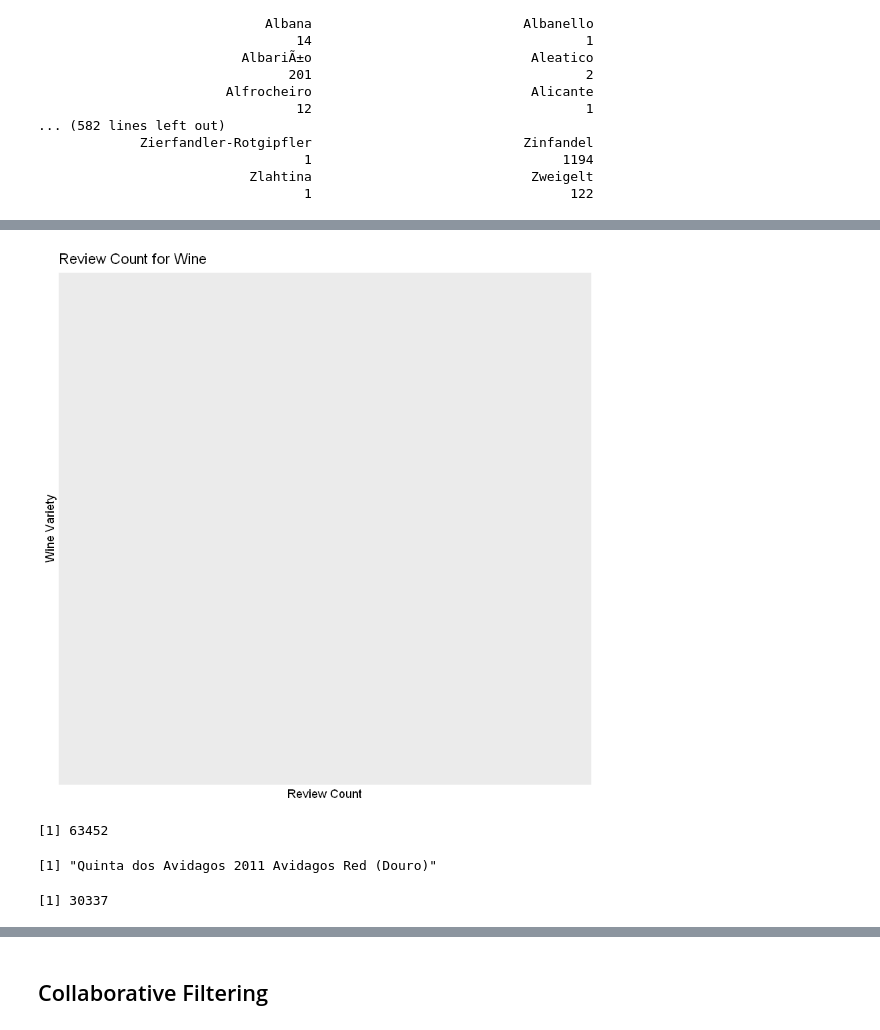
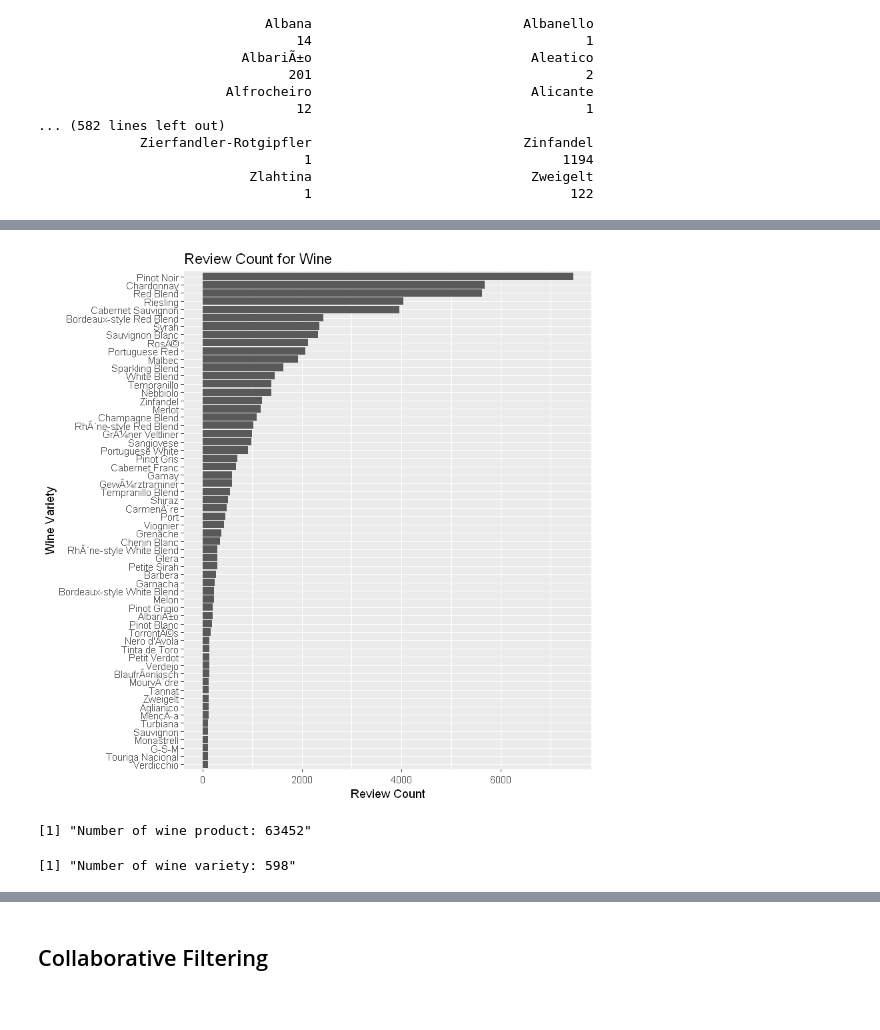
Before and after one commit to norvin2002/CARecSys, a Jupyter notebook: CF-NC.ipynb, the cells around one changed output, grey strips where cells are left out. Cells and saved outputs as stored; diff of their text form; code cells hidden in the pictures.

```diff
--- a/CF-NC.ipynb
+++ b/CF-NC.ipynb
@@ -233,27 +256,23 @@ wine_clean %>%
 # %%
-# review count for each wine designation
+# review count for each wine variety
 wine_clean %>%
-    group_by(title) %>%
+    group_by(variety) %>%
     summarize(rev_count = n()) %>%
     filter(rev_count > 100) %>%
     arrange(-rev_count) %>%
-    ggplot(aes(x = reorder(as.factor(title),rev_count), y = rev_count)) + geom_bar(stat = 'identity') + coord_flip() +
+    ggplot(aes(x = reorder(as.factor(variety),rev_count), y = rev_count)) + geom_bar(stat = 'identity') + coord_flip() +
     labs(x = 'Wine Variety',
          y = 'Review Count',
          title = "Review Count for Wine")
 # %% [output]
-[figure, old version]
+[figure, new version]
 # %%
 # number of unique product
-length(unique(wine_clean$title))
+print(paste('Number of wine product:',length(unique(wine_clean$title))))
 # %% [output]
-[1] 63452
+[1] "Number of wine product: 63452"
-# %%
-wine_clean$title[1]
-# %% [output]
-[1] "Quinta dos Avidagos 2011 Avidagos Red (Douro)"
 # %%
 #number of unique designation
-length(unique(wine_clean$designation))
+print(paste('Number of wine variety:',length(unique(wine_clean$variety))))
 # %% [output]
-[1] 30337
+[1] "Number of wine variety: 598"
```
Also changed, not shown: parts of 37 cells of this notebook, 2 other files.
